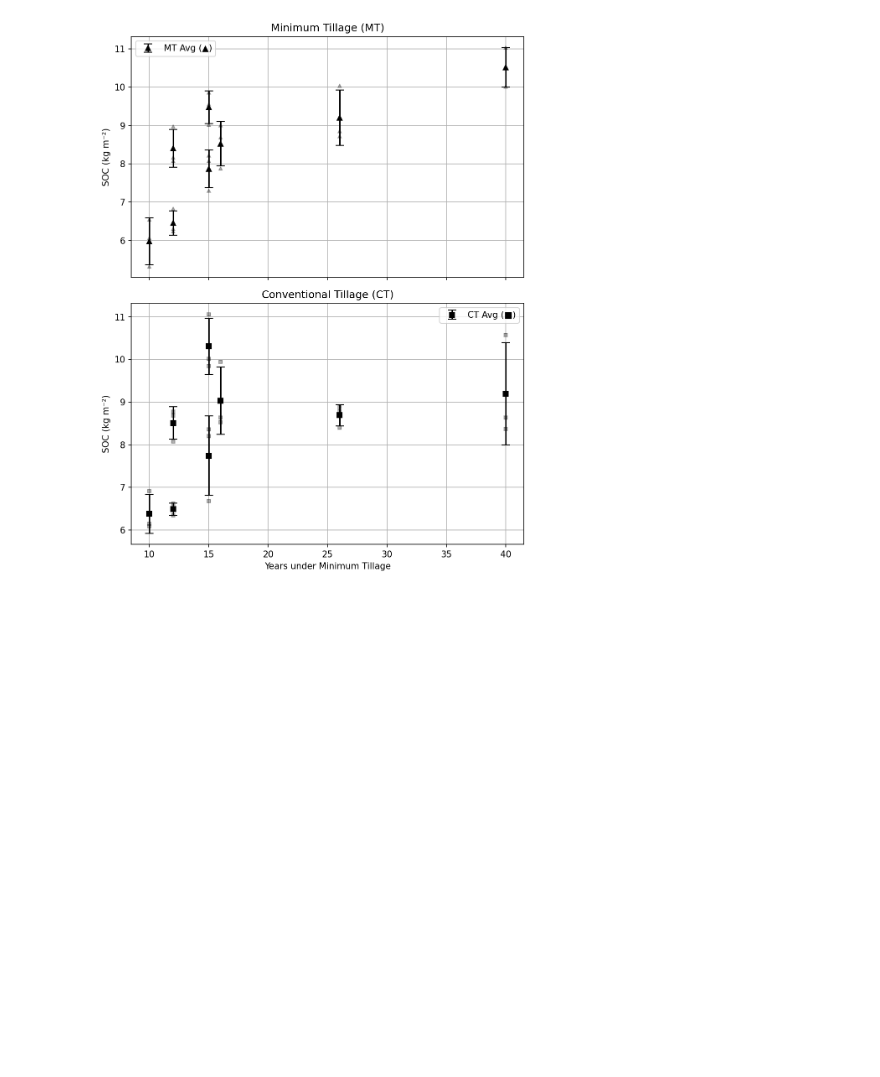
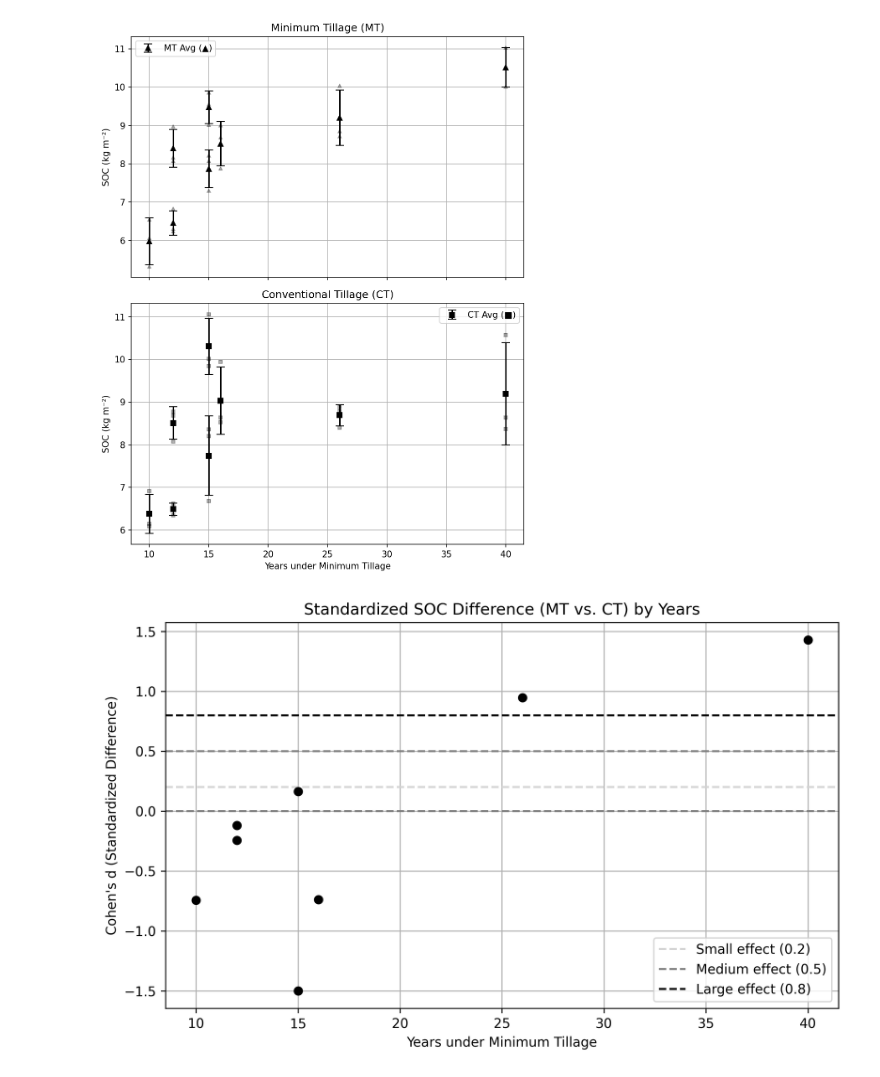
Before and after one commit to Esbern/conservation-agriculture, a Jupyter notebook: SOC_analysis_plots.ipynb, the cells around one changed output. Drawn from its saved outputs; the diff is of its cells as text; code cells hidden in the pictures; blank space fills up the shorter version.

```diff
--- a/SOC_analysis_plots.ipynb
+++ b/SOC_analysis_plots.ipynb
@@ -86,3 +86,33 @@ plt.tight_layout()
 plt.show()
 # %% [output]
 [figure]
+# %%
+
+
+# Pooled std and Cohen's d
+df["std_pooled"] = np.sqrt((df["MT_std"]**2 + df["CT_std"]**2) / 2)
+df["cohens_d"] = (df["MT_avg"] - df["CT_avg"]) / df["std_pooled"]
+
+# Plot Cohen's d
+plt.figure(figsize=(8, 5), dpi=300)
+plt.axhline(0, color='gray', linestyle='--')
+plt.axhline(0.2, color='lightgray', linestyle='--', label='Small effect (0.2)')
+plt.axhline(0.5, color='gray', linestyle='--', label='Medium effect (0.5)')
+plt.axhline(0.8, color='black', linestyle='--', label='Large effect (0.8)')
+
+plt.plot(df["Years_MT"], df["cohens_d"], 'o', color='black')
+plt.xlabel("Years under Minimum Tillage")
+plt.ylabel("Cohen's d (Standardized Difference)")
+plt.title("Standardized SOC Difference (MT vs. CT) by Years")
+plt.legend(loc="lower right")
+plt.grid(True)
+plt.tight_layout()
+
+# Save the figure
+#cohen_fig_path = "/mnt/data/SOC_cohens_d_plot_highres.png"
+#plt.savefig(cohen_fig_path, dpi=600)
+plt.show()
+
+#cohen_fig_path
+# %% [output]
+[figure, added]
```
